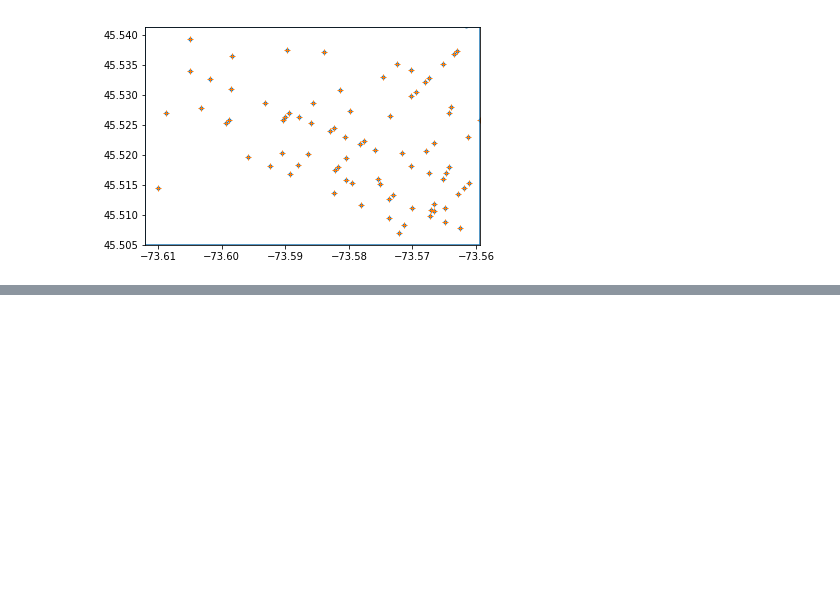
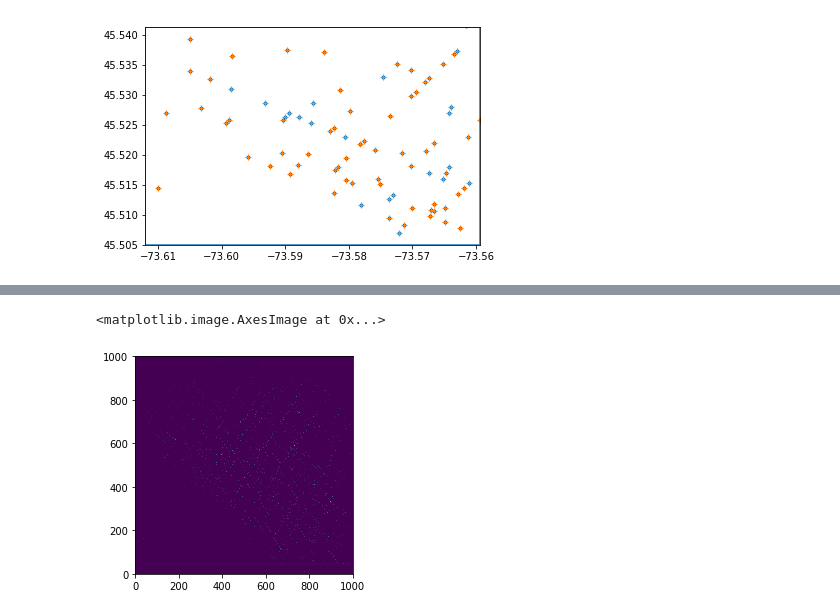
Before and after one commit to tjrademaker/bixi-danger-profile, a Jupyter notebook: notebooks/Danger_Probability.ipynb, the cells around one changed output, grey strips where cells are left out. Cells and saved outputs as stored; diff of their text form; code cells hidden in the pictures; blank space fills up the shorter version.

```diff
--- a/notebooks/Danger_Probability.ipynb
+++ b/notebooks/Danger_Probability.ipynb
@@ -121,0 +149,5 @@ position, amp, xo, yo, sigx, sigy
+# %%
+plt.imshow(density_map, origin='lower')
+# %% [output]
+<matplotlib.image.AxesImage at 0x...>
+[figure, added]
```
Also changed, not shown: parts of 11 cells of this notebook, 18 other files.
